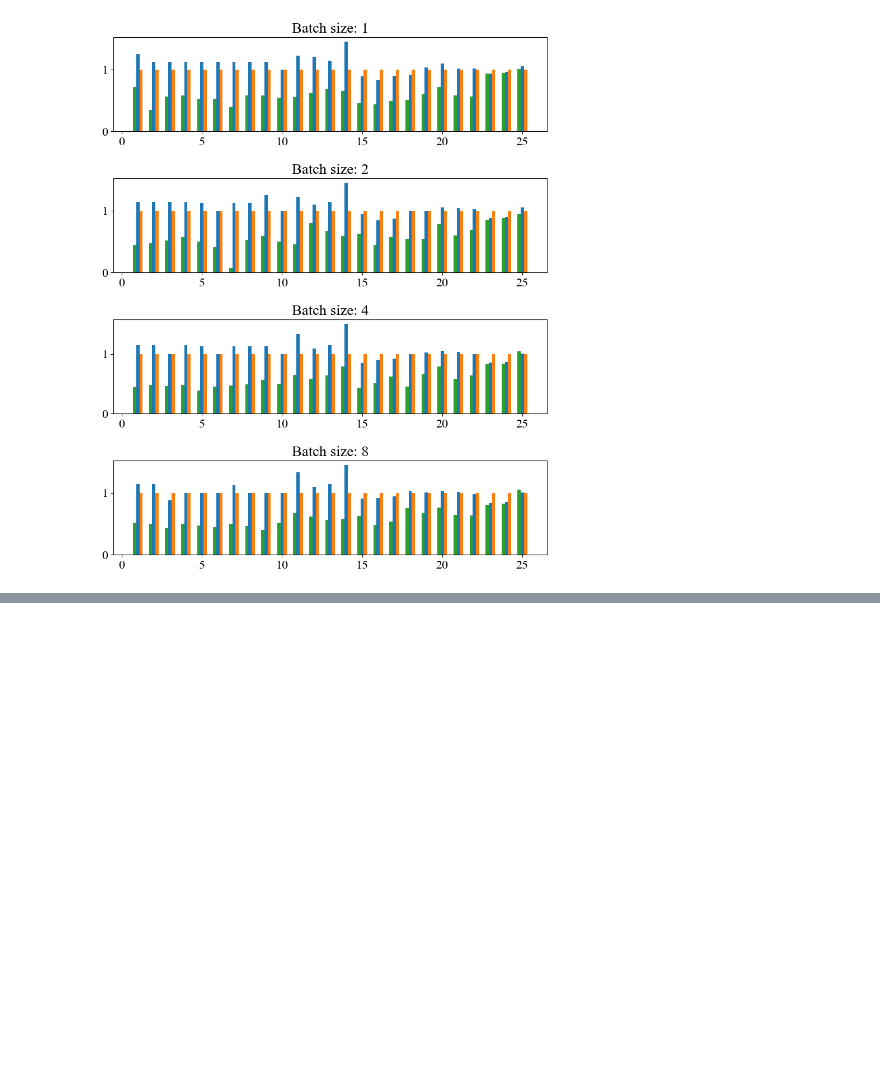
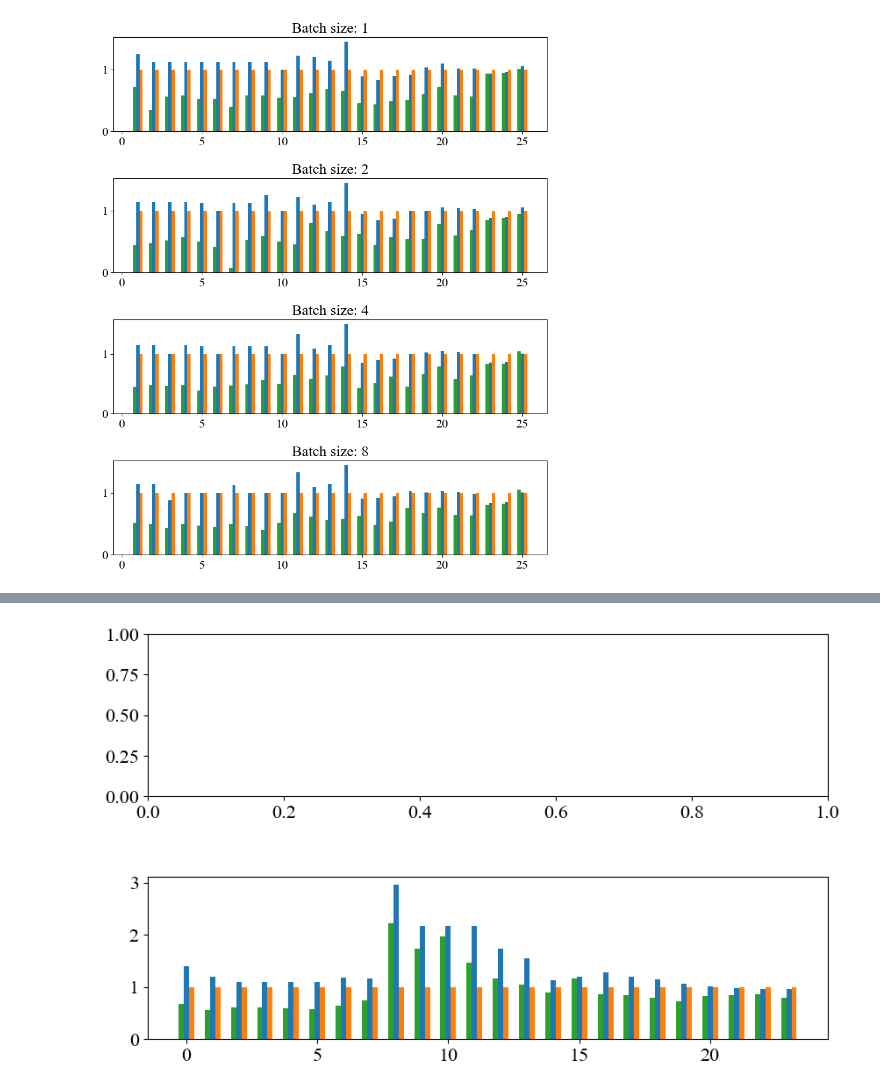
Before and after one commit to shixun404/HPCDeepNeuralNetworks, a Jupyter notebook: fig/ABFT_FFT/ppopp/scripts/plot.ipynb, the cells around one changed output, grey strips where cells are left out. Cells and saved outputs as stored; diff of their text form; code cells hidden in the pictures; blank space fills up the shorter version.

```diff
--- a/fig/ABFT_FFT/ppopp/scripts/plot.ipynb
+++ b/fig/ABFT_FFT/ppopp/scripts/plot.ipynb
@@ -277,0 +278,54 @@ torch.Size([30]) (30,)
+# %%
+import seaborn as sns
+import matplotlib.pyplot as plt
+import torch as th
+import numpy as np
+import matplotlib
+font = {'family' : 'Times New Roman',
+        'weight' : 'bold',
+        'size'   : 16}
+matplotlib.rc('font', **font)
+plt.rc('font', size=16,)
+fontsize = 20
+logN_beg, logN_end = 1, 26
+logBS_beg, logBS_end = 0, 4
+precision = 1
+cuFFT = th.load('../data_0810/cuFFT.pt')[precision]
+TurboFFT = th.load('../data_0810/turboFFT.pt')[precision]
+vkFFT = th.load('../data_0810/vkFFT.pt')[precision]
+
+N_list = [4, 10, 14, 20]
+fig, ax = plt.subplots(2, 1, figsize=(10, 6))
+fig.subplots_adjust(hspace=0.5, wspace=0.03)
+color = sns.color_palette(n_colors=5)
+# A100_fp32_combine = th.cat([cuFFT[0], TurboFFT[0], vkFFT[0]], dim=0)
+width = 0.2
+
+def select_data(N, begin, end):
+    bar =  cuFFT / TurboFFT
+    turboFFT_bar = th.cat([bar[N[0]][begin:end], bar[N[1]][begin:end], bar[N[2]][begin:end]], dim=0)
+
+    bar =  cuFFT / vkFFT
+    vkFFT_bar = th.cat([bar[N[0]][begin:end], bar[N[1]][begin:end], bar[N[2]][begin:end]], dim=0)
+
+    bar = cuFFT / cuFFT
+    cuFFT_bar = th.cat([bar[N[0]][begin:end], bar[N[1]][begin:end], bar[N[2]][begin:end]], dim=0)
+    x = np.arange((end - begin) * 3)
+    ax[1].bar(x, width=width, height=turboFFT_bar, color=color[0])
+    ax[1].bar(x + width, width=width, height=cuFFT_bar, color=color[1])
+    ax[1].bar(x - width, width=width, height=vkFFT_bar, color=color[2])
+
+select_data([10, 14, 20], 0, 8)
+# for i, N in enumerate(N_list):
+#     begin = 0
+#     end = 30
+#     x = np.arange(begin,end)
+#     select_n = N
+
+#     print(turboFFT_bar.shape, x.shape)
+#     ax[i].bar(x, width=width, height=turboFFT_bar, color=color[0])
+#     ax[i].bar(x + width, width=width, height=cuFFT[select_n][begin:end] / cuFFT[select_n][begin:end], color=color[1])
+#     ax[i].bar(x - width, width=width, height=cuFFT[select_n][begin:end] / vkFFT[select_n][begin:end], color=color[2])
+#     ax[i].set_title(f'N: 2^{select_n}')
+# %% [output]
+[figure, added]
```
Also changed, not shown: parts of 4 cells of this notebook.
